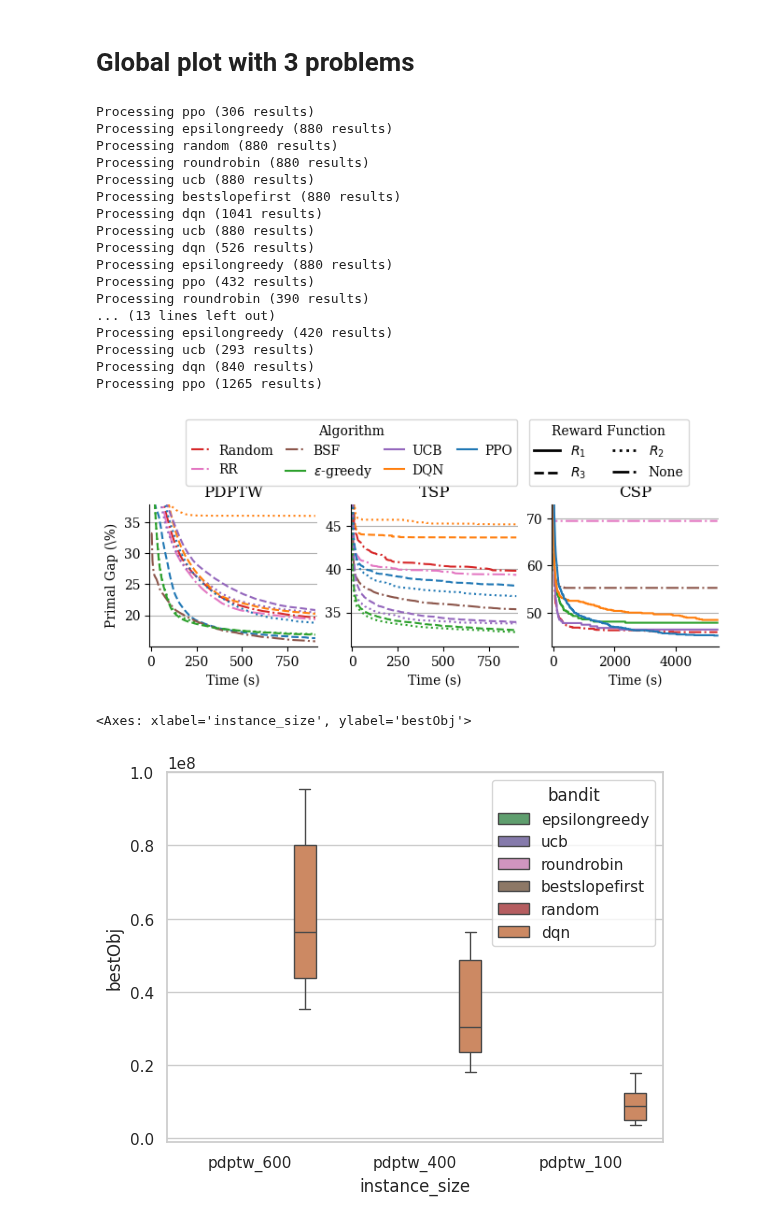
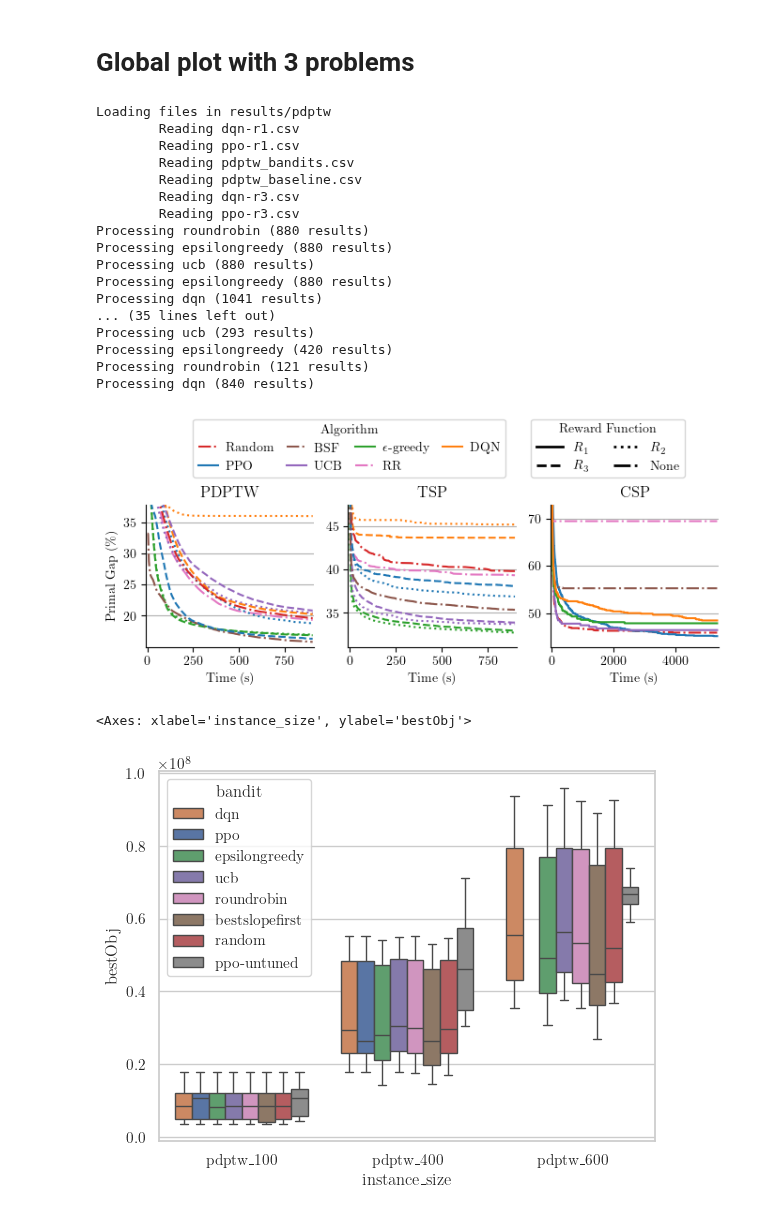
Before and after one commit to oscar-lib/LearningForOptimizing, a Jupyter notebook: plots.ipynb, the cells around one changed output. Drawn from its saved outputs; the diff is of its cells as text; code cells hidden in the pictures.

```diff
--- a/plots.ipynb
+++ b/plots.ipynb
@@ -12,7 +12,7 @@ import os
 
 plt.rcParams.update(
     {
-        "text.usetex": False,
+        "text.usetex": True,
         "font.family": "serif",
         #'font.serif': ['Latin Modern Roman'],  # Replace with the specific font used in your beamer poster
         #'font.sans-serif': ['Latin Modern Sans'],
@@ -45,31 +45,16 @@ LINE_STYLES = {"r1": "dashed", "r2": "solid", "r3": "dotted", "None": "dashdot"}
 
 
 def load(problem: Literal["csp", "csp_1h30", "tsp", "pdptw"]):
+    directory = os.path.join("results", problem)
+    print(f"Loading files in {directory}")
     dfs = list[pl.DataFrame]()
-    for csv in os.listdir(os.path.join("results", problem)):
-        csv = os.path.join("results", problem, csv)
+    for csv in os.listdir(directory):
+        print(f"\tReading {csv}")
+        csv = os.path.join(directory, csv)
         df = pl.read_csv(csv)
-        # if problem not in ("csp_1h30", "csp"):
-        #     df  = df.with_columns(
-        #     (
-        #         pl.when(
-        #             pl.col("bandit").is_in(
-        #                 [
-        #                     "ucb",
-        #                     "epsilongreedy",
-        #                     "egreedy",
-        #                 ]
-        #             )
-        #             & (pl.col("reward") == "r2")
-        #         )
-        #         .then(pl.lit("r3"))
-        #         .otherwise(pl.col("reward"))
-        #         .alias("reward")
-        #     )
-        # )
         dfs.append(df)
     return (
-        pl.concat(dfs, how="diagonal")
+        pl.concat(dfs, how="diagonal_relaxed")
         .drop("a", strict=False)
         .filter(pl.col("solOverTime").str.len_chars() > 2)
         .with_columns(instance_size=pl.col("instance").str.split("/").list.get(2))
@@ -120,6 +105,9 @@ def plot_by_bandit_and_reward(
     data = dict[tuple[str, str], tuple[np.ndarray, np.ndarray]]()
     for (bandit, reward), bandit_df in df.group_by(pl.col("bandit"), pl.col("reward")):
         print(f"Processing {bandit} ({bandit_df.height} results)")
+        if bandit not in LEGEND:
+            print(f"Skipping unknown bandit {bandit}")
+            continue
         results = [Result(device="", **row) for row in bandit_df.iter_rows(named=True)]
         match metric:
             case "primal gap":
@@ -211,43 +199,43 @@ legend_rewards = fig.legend(
 
 
 fig.savefig(
-    "plot.pdf",
+    "results-benchmarks.pdf",
     bbox_inches="tight",
     bbox_extra_artists=(legend_algo, legend_rewards),  # helps some backends include the legend
     pad_inches=0.05,
 )
 # %% [output]
-Processing ppo (306 results)
+Loading files in results/pdptw
+        Reading dqn-r1.csv
+        Reading ppo-r1.csv
+        Reading pdptw_bandits.csv
+        Reading pdptw_baseline.csv
+        Reading dqn-r3.csv
+        Reading ppo-r3.csv
+Processing roundrobin (880 results)
 Processing epsilongreedy (880 results)
-Processing random (880 results)
-Processing roundrobin (880 results)
 Processing ucb (880 results)
-Processing bestslopefirst (880 results)
+Processing epsilongreedy (880 results)
 Processing dqn (1041 results)
-Processing ucb (880 results)
-Processing dqn (526 results)
-Processing epsilongreedy (880 results)
-Processing ppo (432 results)
-Processing roundrobin (390 results)
-... (13 lines left out)
+... (35 lines left out)
+Processing ucb (293 results)
 Processing epsilongreedy (420 results)
-Processing ucb (293 results)
+Processing roundrobin (121 results)
 Processing dqn (840 results)
-Processing ppo (1265 results)
-[figure, old version]
+[figure, new version]
 # %%
 import seaborn as sns
 
-sns.set_theme(style="whitegrid")
-
+#sns.set_theme(style="whitegrid")
+df = load("pdptw").filter(reward="r1")
 sns.boxplot(
     data=df,
     x="instance_size",
     y="bestObj",
     hue="bandit",
-    palette=COLOURS,
-    formatter=lambda label: LEGEND.get(label, label), # type: ignore
+    palette=COLOURS | {"ppo-untuned": "C7"},
+    #formatter=lambda label: LEGEND.get(label, None),
 )
 # %% [output]
 <Axes: xlabel='instance_size', ylabel='bestObj'>
-[figure, old version]
+[figure, new version]
```
Also changed, not shown: 7 other files.
